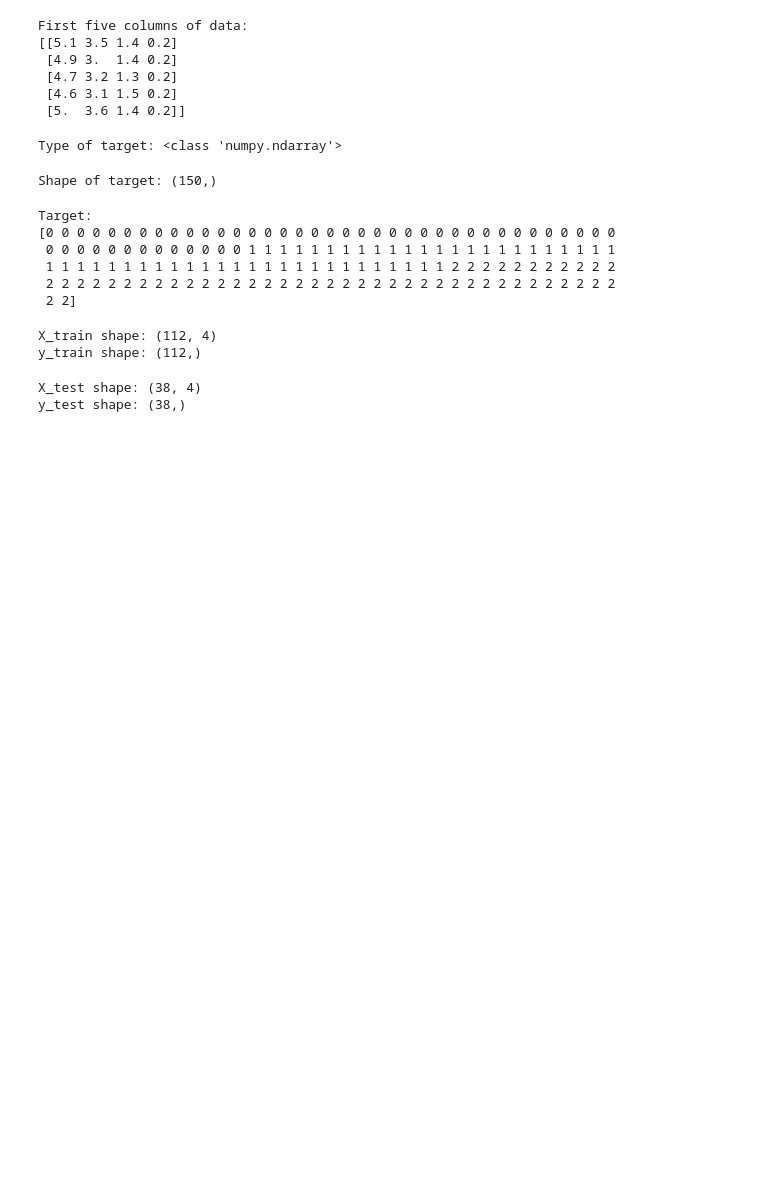
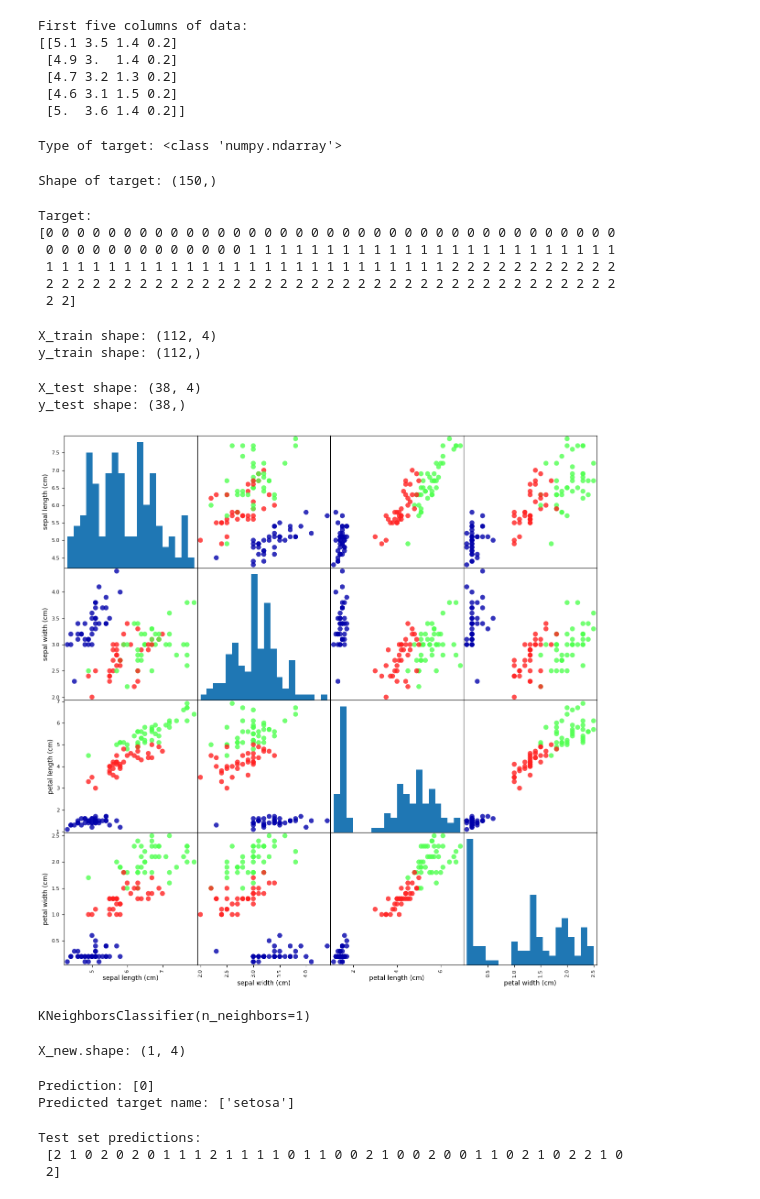
Before and after one commit to kmy4a/python_ml, a Jupyter notebook: iris.ipynb, the cells around one changed output. Saved outputs shown, nothing was run; the diff lists cells and outputs as text; code cells hidden in the pictures; blank space fills up the shorter version.

```diff
--- a/iris.ipynb
+++ b/iris.ipynb
@@ -76,3 +83,8 @@ print(f"y_test shape: {y_test.shape}")
 # %% [output]
 X_test shape: (38, 4)
 y_test shape: (38,)
+# %%
+iris_dataframe = pd.DataFrame(X_train, columns=iris_dataset.feature_names)
+grr = pd.plotting.scatter_matrix(iris_dataframe, c=y_train, figsize=(15, 15), marker='o', hist_kwds={'bins': 20}, s=60, alpha=.8, cmap=mglearn.cm3)
+# %% [output]
+[figure, added]
@@ -78,0 +94,23 @@ y_test shape: (38,)
+# %%
+knn.fit(X_train, y_train)
+# %% [output]
+KNeighborsClassifier(n_neighbors=1)
+# %%
+X_new = np.array([[5, 2.9, 1, 0.2]])
+print(f"X_new.shape: {X_new.shape}")
+# %% [output]
+X_new.shape: (1, 4)
+# %%
+prediction = knn.predict(X_new)
+print(f"Prediction: {prediction}")
+print(f"Predicted target name: {iris_dataset['target_names'][prediction]}")
+# %% [output]
+Prediction: [0]
+Predicted target name: ['setosa']
+# %%
+y_pred = knn.predict(X_test)
+print(f"Test set predictions:\n {y_pred}")
+# %% [output]
+Test set predictions:
+ [2 1 0 2 0 2 0 1 1 1 2 1 1 1 1 0 1 1 0 0 2 1 0 0 2 0 0 1 1 0 2 1 0 2 2 1 0
+ 2]
```
Also changed, not shown: parts of 5 cells of this notebook, 4 other files.
